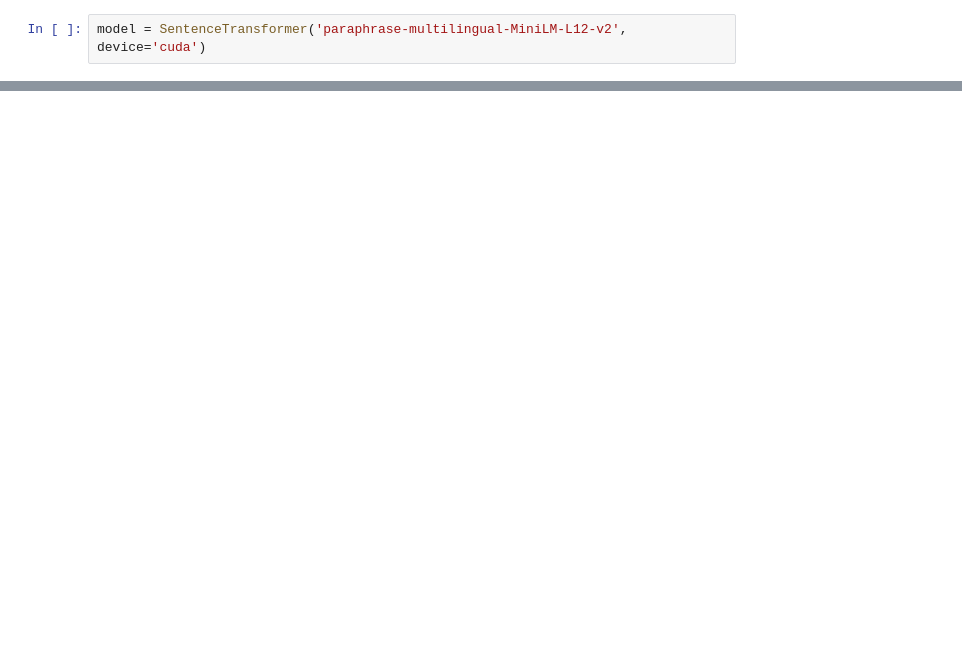
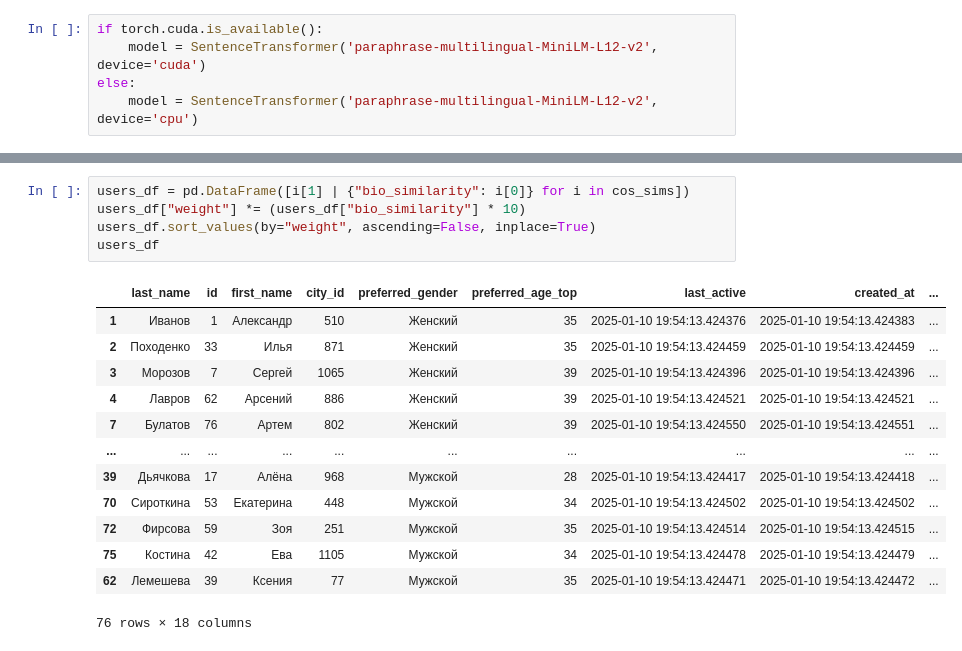
Before and after one commit to ansenya/dating_recommendations_test, a Jupyter notebook: main.ipynb, the cells around one changed output, grey strips where cells are left out. Cells and saved outputs as stored; diff of their text form; blank space fills up the shorter version.

```diff
--- a/main.ipynb
+++ b/main.ipynb
@@ -13,5 +17,8 @@ from sentence_transformers import SentenceTransformer, util
 # %%
-model = SentenceTransformer('paraphrase-multilingual-MiniLM-L12-v2', device='cuda')
+if torch.cuda.is_available():
+    model = SentenceTransformer('paraphrase-multilingual-MiniLM-L12-v2', device='cuda')
+else:
+    model = SentenceTransformer('paraphrase-multilingual-MiniLM-L12-v2', device='cpu')
 # %%
 Base = declarative_base()
 
@@ -124,0 +176,19 @@ cos_sims[:10]
+# %%
+users_df = pd.DataFrame([i[1] | {"bio_similarity": i[0]} for i in cos_sims])
+users_df["weight"] *= (users_df["bio_similarity"] * 10)
+users_df.sort_values(by="weight", ascending=False, inplace=True)
+users_df
+# %% [output]
+|  | last_name | id | first_name | city_id | preferred_gender | preferred_age_top | last_active | created_at | ... |
+| 1 | Иванов | 1 | Александр | 510 | Женский | 35 | 2025-01-10 19:54:13.424376 | 2025-01-10 19:54:13.424383 | ... |
+| 2 | Походенко | 33 | Илья | 871 | Женский | 35 | 2025-01-10 19:54:13.424459 | 2025-01-10 19:54:13.424459 | ... |
+| 3 | Морозов | 7 | Сергей | 1065 | Женский | 39 | 2025-01-10 19:54:13.424396 | 2025-01-10 19:54:13.424396 | ... |
+| 4 | Лавров | 62 | Арсений | 886 | Женский | 39 | 2025-01-10 19:54:13.424521 | 2025-01-10 19:54:13.424521 | ... |
+| 7 | Булатов | 76 | Артем | 802 | Женский | 39 | 2025-01-10 19:54:13.424550 | 2025-01-10 19:54:13.424551 | ... |
+| ... | ... | ... | ... | ... | ... | ... | ... | ... | ... |
+| 39 | Дьячкова | 17 | Алёна | 968 | Мужской | 28 | 2025-01-10 19:54:13.424417 | 2025-01-10 19:54:13.424418 | ... |
+| 70 | Сироткина | 53 | Екатерина | 448 | Мужской | 34 | 2025-01-10 19:54:13.424502 | 2025-01-10 19:54:13.424502 | ... |
+| 72 | Фирсова | 59 | Зоя | 251 | Мужской | 35 | 2025-01-10 19:54:13.424514 | 2025-01-10 19:54:13.424515 | ... |
+| 75 | Костина | 42 | Ева | 1105 | Мужской | 34 | 2025-01-10 19:54:13.424478 | 2025-01-10 19:54:13.424479 | ... |
+| 62 | Лемешева | 39 | Ксения | 77 | Мужской | 35 | 2025-01-10 19:54:13.424471 | 2025-01-10 19:54:13.424472 | ... |
+76 rows × 18 columns
```
Also changed, not shown: parts of 11 cells of this notebook, 7 other files.
